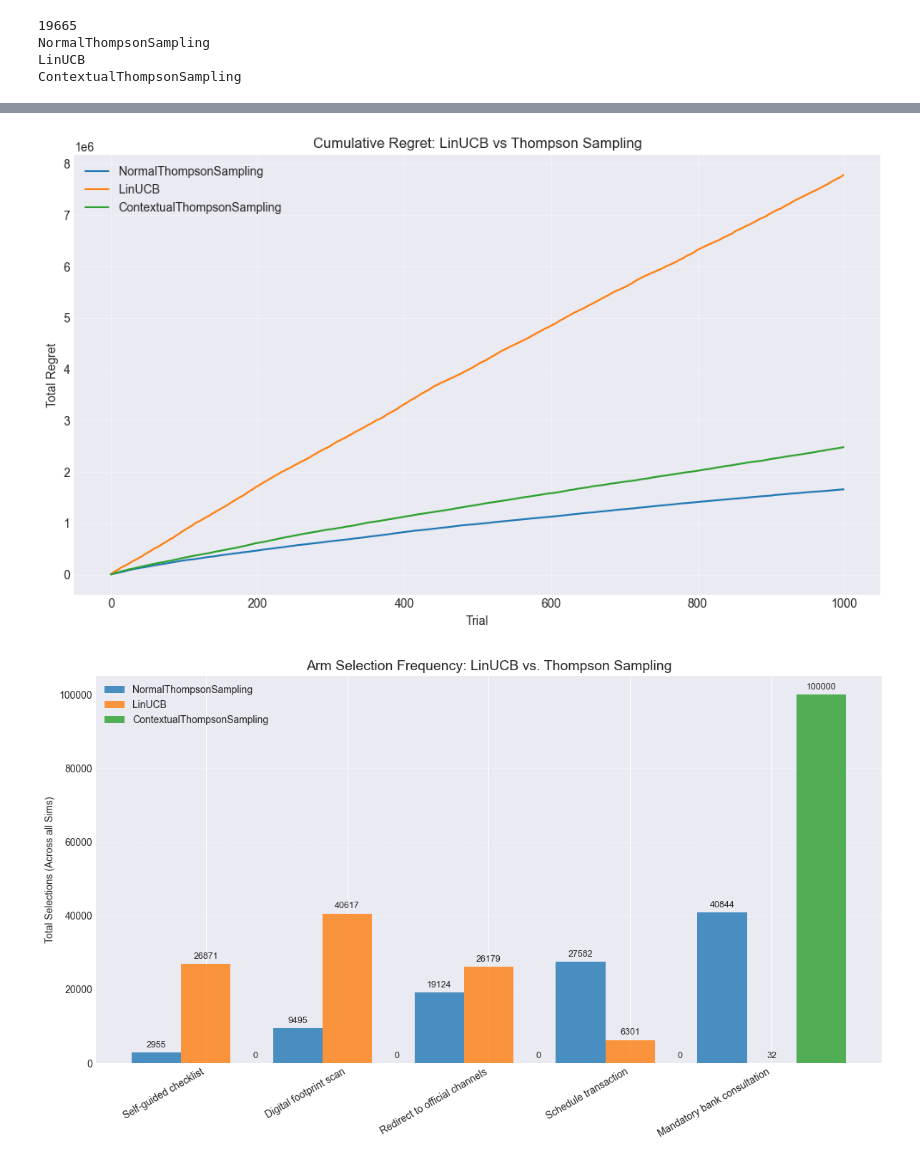
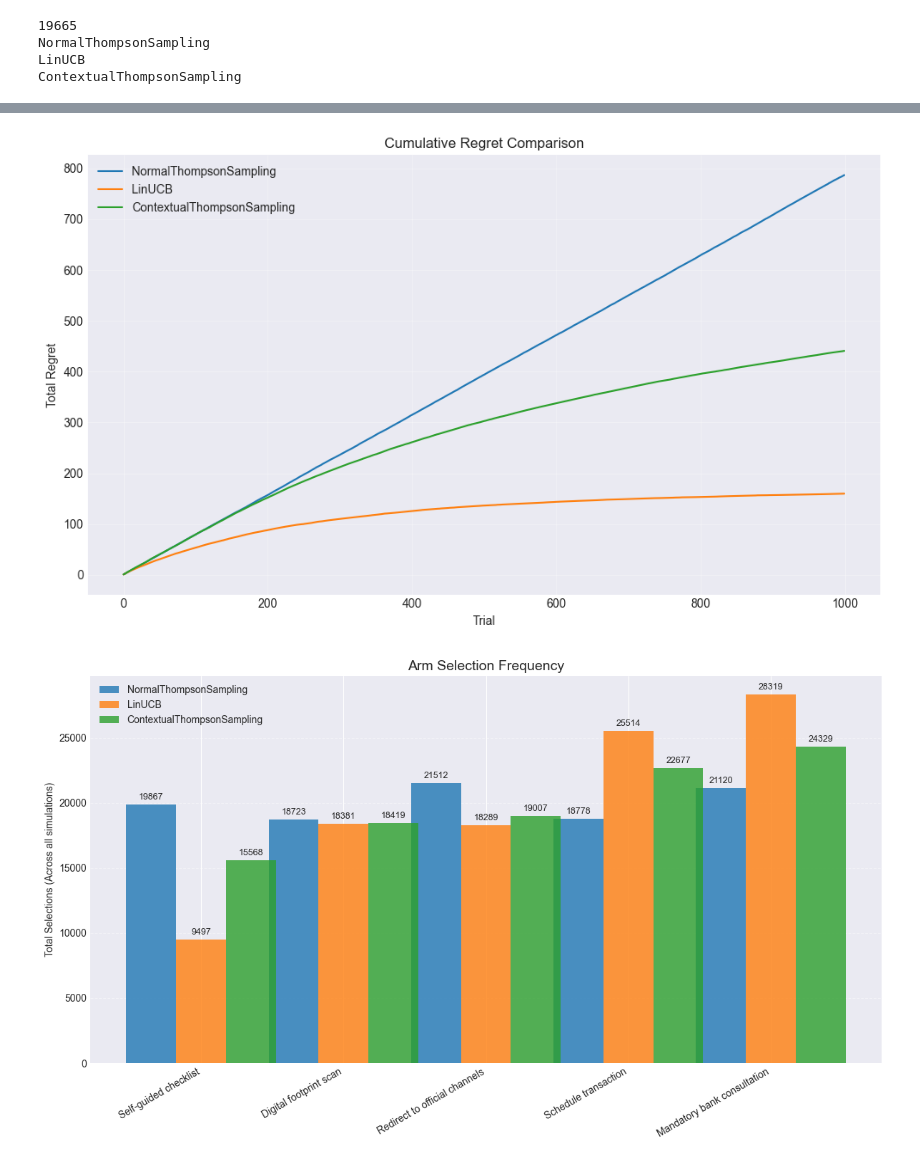
Before and after one commit to choijiwonsoc/bt4014-final-proj, a Jupyter notebook: analysis/lin_ucb_contextual_thompson.ipynb, the cells around one changed output, grey strips where cells are left out. Saved outputs shown, nothing was run; the diff lists cells and outputs as text; code cells hidden in the pictures.

Commit message:
fix contextual thompson

```diff
--- a/analysis/lin_ucb_contextual_thompson.ipynb
+++ b/analysis/lin_ucb_contextual_thompson.ipynb
@@ -39,6 +41,10 @@ feature_df['log_amount'] = np.log1p(df['transaction_amount'])
 feature_matrix = feature_df.to_numpy(dtype=float)
 feature_columns = feature_df.columns.tolist()
 
+# z score normalisation of feature matrix
+scaler = StandardScaler()
+feature_matrix = scaler.fit_transform(feature_matrix)
+
 print(f'Feature matrix shape: {feature_matrix.shape}')
 feature_df.head()
 # %% [output]
@@ -253,7 +315,7 @@ class ContextualThompsonSampling:
 ## Environment for contextual bandit
 # %%
 class Environment:
-    def __init__(self, feature_matrix: np.ndarray, arms: list, df: pd.DataFrame, reward_noise_scale: float = 0.1):
+    def __init__(self, feature_matrix: np.ndarray, arms: list, df: pd.DataFrame, reward_noise_scale: float = 0.1, domain_reward_scale: float = 500.0):
         self.feature_matrix = feature_matrix
         self.arms = arms
         self.df = df
@@ -263,6 +325,7 @@ class Environment:
         for arm_id in range(self.n_arms):
             self.true_theta[arm_id] *= arms[arm_id].effectiveness
         self.reward_noise_scale = reward_noise_scale
+        self.domain_reward_scale = domain_reward_scale
 
     # R = (Financial benefit) - (Friction penalty) = (S * T * E) - ((1 - S) * A * U)
     def compute_reward(self, arm_id: int, context: np.ndarray, scam_prob: float, transaction_amount: float, urgency: float, alpha: float = 0.5, add_noise: bool = True) -> float:
@@ -271,8 +334,9 @@ class Environment:
         financial_benefit = scam_prob * transaction_amount * arm.effectiveness
         friction_penalty  = (1 - scam_prob) * arm.friction * urgency
         domain_term = financial_benefit - friction_penalty
+        domain_term_normalised = np.tanh(domain_term / self.domain_reward_scale) # normalise reward
 
-        reward = ((1-alpha) * domain_term) + (alpha * linear_term)
+        reward = ((1-alpha) * linear_term) + (alpha * domain_term_normalised)
 
         if add_noise:
             reward += np.random.normal(0, self.reward_noise_scale)
@@ -300,11 +364,12 @@ class Environment:
 alpha = 0.5
 augmented_n_features = n_features + n_arms
 
-env   = Environment(feature_matrix, ARMS, df, reward_noise_scale=0.1)
+# add domain reward scale
+env   = Environment(feature_matrix, ARMS, df, reward_noise_scale=0.1, domain_reward_scale=1000.0)
 agents = [
             NormalThompsonSampling(n_arms=n_arms),
             LinUCB(n_arms=n_arms, n_features=augmented_n_features, alpha=alpha),
-            ContextualThompsonSampling(n_arms=n_arms, context_dim=feature_matrix.shape[1], v=10.0)
+            ContextualThompsonSampling(n_arms=n_arms, context_dim=feature_matrix.shape[1], v=1.0)
 
         ]
 # %%
@@ -356,14 +431,14 @@ window = 200
 
 plt.figure(figsize=(10, 6))
 for name, data in results.items():
-    # mean reward across all 100 simulations at each timestep
+    # mean reward across all 200 simulations at each timestep
     mean_reward_t = np.mean(data['rewards'], axis=0)
     rolling_reward = pd.Series(mean_reward_t).rolling(window).mean()
 
     plt.plot(rolling_reward, label=f'{name} ({window}-step mean)')
-plt.title('Reward Progression Comparison (Averaged over 100 Sims)')
+plt.title('Reward Progression Comparison (Averaged over 200 simulations)')
 plt.xlabel('Trial')
-plt.ylabel('Reward')
+plt.ylabel('Mean Reward')
 plt.legend()
 plt.grid(alpha=0.3)
 plt.tight_layout()
@@ -377,7 +452,7 @@ for name, data in results.items():
     cumulative_regret = np.cumsum(mean_regret_t)
 
     plt.plot(cumulative_regret, label=name)
-plt.title('Cumulative Regret: LinUCB vs Thompson Sampling')
+plt.title('Cumulative Regret Comparison')
 plt.xlabel('Trial')
 plt.ylabel('Total Regret')
 plt.legend()
@@ -397,8 +472,8 @@ for i, (name, data) in enumerate(results.items()):
     offset = (i - (n_agents - 1) / 2) * width
     rects = ax.bar(x + offset, display_counts, width, label=name, alpha=0.8)
     ax.bar_label(rects, padding=3, fmt='%d', fontsize=9)
-ax.set_ylabel('Total Selections (Across all Sims)')
-ax.set_title('Arm Selection Frequency: LinUCB vs. Thompson Sampling', fontsize=14)
+ax.set_ylabel('Total Selections (Across all simulations)')
+ax.set_title('Arm Selection Frequency', fontsize=14)
 ax.set_xticks(x)
 ax.set_xticklabels(arm_names, rotation=30, ha='right')
 ax.legend()
@@ -410,2 +485,2 @@ plt.show()
-[figure, old version]
+[figure, new version]
-[figure, old version]
+[figure, new version]
```
Also changed, not shown: parts of 5 cells of this notebook, 1 other file.
